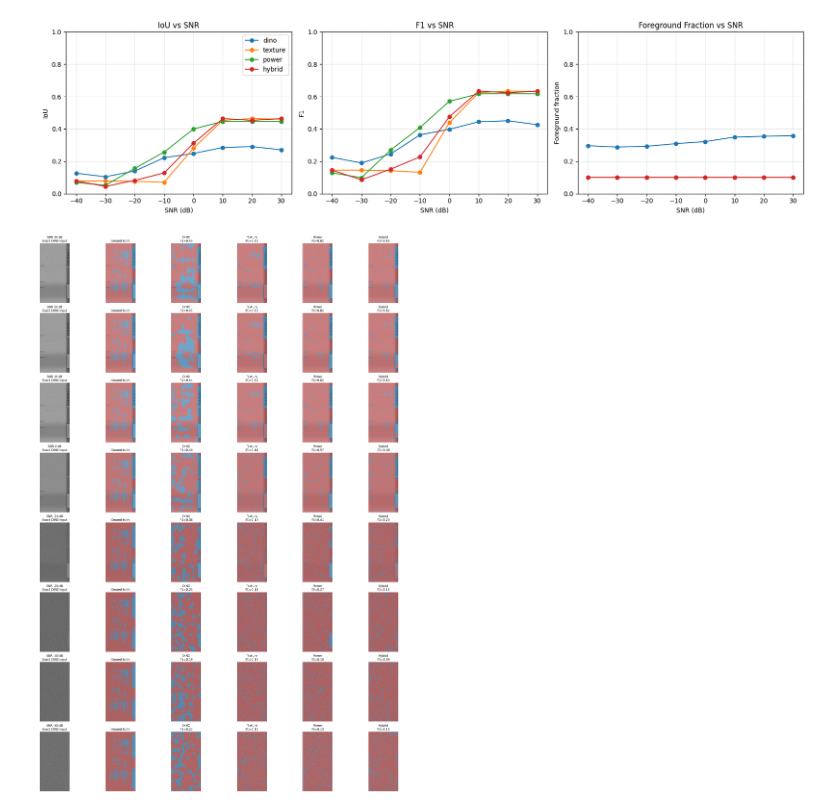
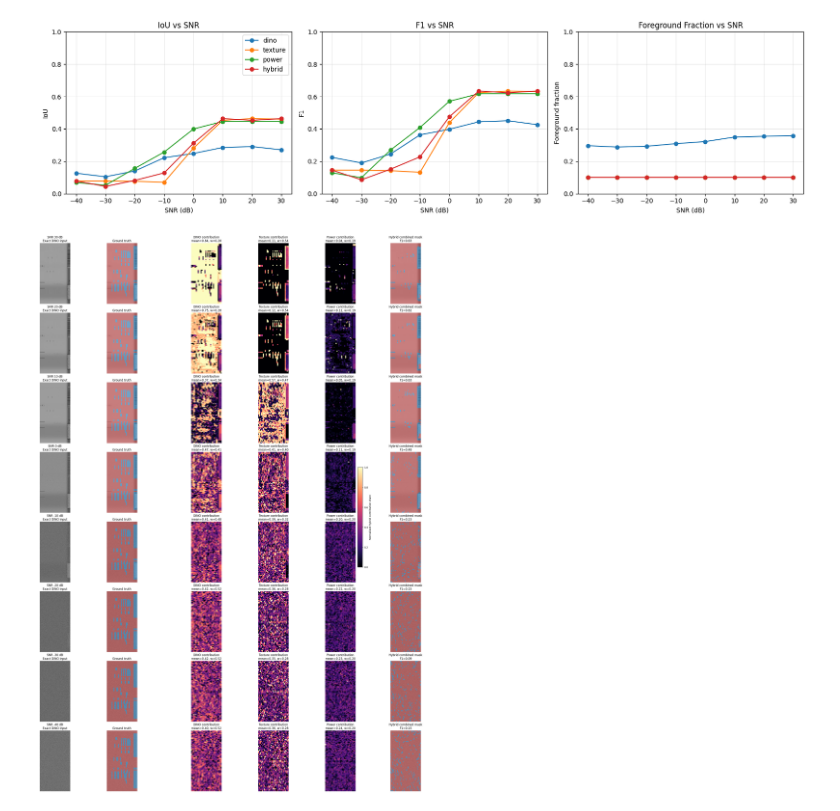
Before and after one commit to Trudes808/Dinov3-RF-Signal-Detection, a Jupyter notebook: noise_detection_dino_experiments2.ipynb, the cells around one changed output. Drawn from its saved outputs; the diff is of its cells as text; code cells hidden in the pictures.

```diff
--- a/noise_detection_dino_experiments2.ipynb
+++ b/noise_detection_dino_experiments2.ipynb
@@ -1967,34 +1967,50 @@ plt.show()
 [figure]
 # %%
 n = len(snr_results)
-fig, axes = plt.subplots(n, 6, figsize=(24, 4.0 * n))
+fig, axes = plt.subplots(n, 6, figsize=(24, 4.0 * n), constrained_layout=True)
 if n == 1:
     axes = np.expand_dims(axes, axis=0)
 
 for row_idx, r in enumerate(snr_results):
     ax = axes[row_idx]
+
+    dino_contrib = np.asarray(r['dino_contrib_map'], dtype=np.float32)
+    texture_contrib = np.asarray(r['texture_contrib_map'], dtype=np.float32)
+    power_contrib = np.asarray(r['power_contrib_map'], dtype=np.float32)
+
+    total_contrib = np.maximum(dino_contrib + texture_contrib + power_contrib, 1e-6).astype(np.float32)
+    dino_display = (dino_contrib / total_contrib).astype(np.float32)
+    texture_display = (texture_contrib / total_contrib).astype(np.float32)
+    power_display = (power_contrib / total_contrib).astype(np.float32)
+
     ax[0].imshow(r['spec_img'])
     ax[0].set_title(f"SNR {r['snr_db']} dB\nExact DINO input")
 
     ax[1].imshow(_overlay_from_mask(r['spec_img'], r['gt_mask']))
     ax[1].set_title('Ground truth')
 
-    ax[2].imshow(_overlay_from_mask(r['spec_img'], r['dino_mask']))
-    ax[2].set_title(f"DINO\nF1={r['dino_metrics']['f1']:.2f}")
+    ax[2].imshow(dino_display, cmap='magma', vmin=0.0, vmax=1.0, interpolation='nearest')
+    ax[2].set_title(f"DINO contribution\nmean={dino_display.mean():.2f}, w={r['hybrid_w_dino']:.2f}")
 
-    ax[3].imshow(_overlay_from_mask(r['spec_img'], r['texture_mask']))
-    ax[3].set_title(f"Texture\nF1={r['texture_metrics']['f1']:.2f}")
+    ax[3].imshow(texture_display, cmap='magma', vmin=0.0, vmax=1.0, interpolation='nearest')
+    ax[3].set_title(f"Texture contribution\nmean={texture_display.mean():.2f}, w={r['hybrid_w_texture']:.2f}")
 
-    ax[4].imshow(_overlay_from_mask(r['spec_img'], r['power_mask']))
-    ax[4].set_title(f"Power\nF1={r['power_metrics']['f1']:.2f}")
+    ax[4].imshow(power_display, cmap='magma', vmin=0.0, vmax=1.0, interpolation='nearest')
+    ax[4].set_title(f"Power contribution\nmean={power_display.mean():.2f}, w={r['hybrid_w_power']:.2f}")
 
-    ax[5].imshow(_overlay_from_mask(r['spec_img'], r['hybrid_mask']))
-    ax[5].set_title(f"Hybrid\nF1={r['hybrid_metrics']['f1']:.2f}")
+    im5 = ax[5].imshow(_overlay_from_mask(r['spec_img'], r['hybrid_mask']))
+    ax[5].set_title(f"Hybrid combined mask\nF1={r['hybrid_metrics']['f1']:.2f}")
 
     for cur_ax in ax:
         cur_ax.axis('off')
 
-plt.tight_layout()
+fig.colorbar(
+    plt.cm.ScalarMappable(cmap='magma', norm=plt.Normalize(vmin=0.0, vmax=1.0)),
+    ax=axes[:, 2:5].ravel().tolist(),
+    fraction=0.025,
+    pad=0.01,
+    label='Normalized hybrid contribution share',
+)
 plt.show()
 # %% [output]
-[figure, old version]
+[figure, new version]
```
